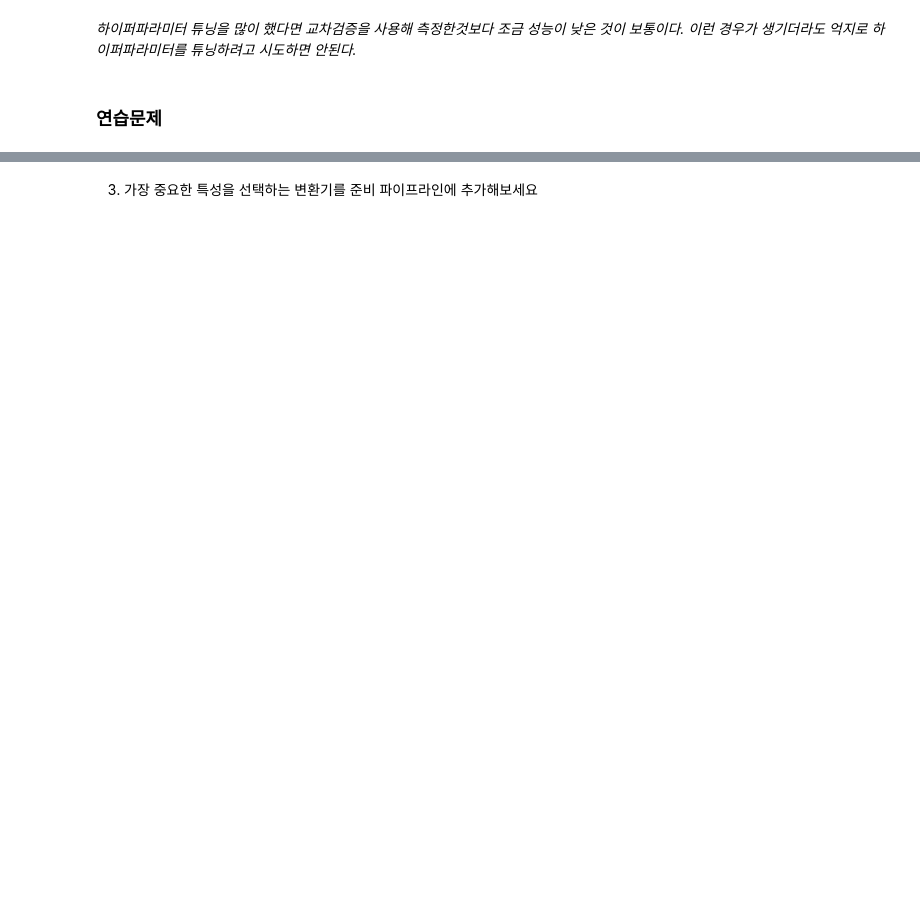
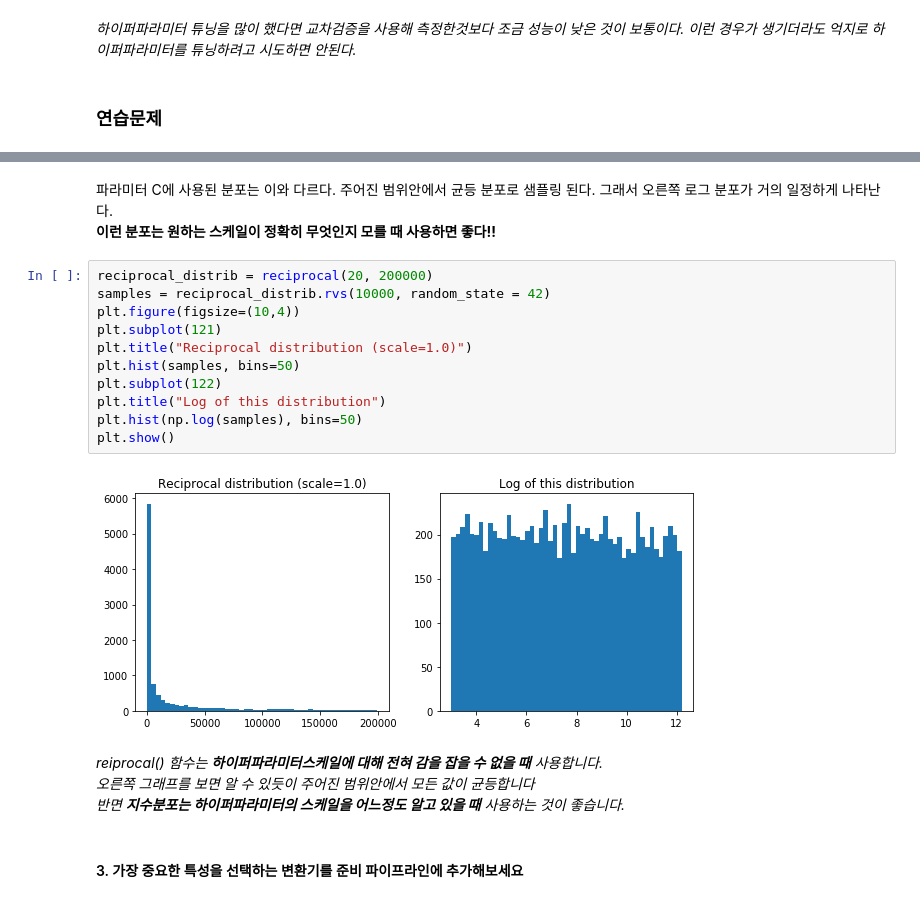
Before and after one commit to Jeong-jaehoon/Road-to-master, a Jupyter notebook: Hands on Machine Learning/Chapter2.머신러닝 프로젝트 처음부터 끝까지.ipynb, the cells around one changed output, grey strips where cells are left out. Saved outputs shown, nothing was run; the diff lists cells and outputs as text; blank space fills up the shorter version.

```diff
--- a/Hands on Machine Learning/Chapter2.머신러닝 프로젝트 처음부터 끝까지.ipynb
+++ b/Hands on Machine Learning/Chapter2.머신러닝 프로젝트 처음부터 끝까지.ipynb
@@ -843,2 +1017,22 @@ Test rmse : 49686.9
+# %% [markdown]
+파라미터 C에 사용된 분포는 이와 다르다. 주어진 범위안에서 균등 분포로 샘플링 된다. 그래서 오른쪽 로그 분포가 거의 일정하게 나타난다.
+**이런 분포는 원하는 스케일이 정확히 무엇인지 모를 때 사용하면 좋다!!**
+# %%
+reciprocal_distrib = reciprocal(20, 200000)
+samples = reciprocal_distrib.rvs(10000, random_state = 42)
+plt.figure(figsize=(10,4))
+plt.subplot(121)
+plt.title("Reciprocal distribution (scale=1.0)")
+plt.hist(samples, bins=50)
+plt.subplot(122)
+plt.title("Log of this distribution")
+plt.hist(np.log(samples), bins=50)
+plt.show()
+# %% [output]
+[figure, added]
+# %% [markdown]
+*reiprocal() 함수는 **하이퍼파라미터스케일에 대해 전혀 감을 잡을 수 없을 때** 사용합니다.*
+*오른쪽 그래프를 보면 알 수 있듯이 주어진 범위안에서 모든 값이 균등합니다*
+*반면 **지수분포는 하이퍼파라미터의 스케일을 어느정도 알고 있을 때** 사용하는 것이 좋습니다.*
 # %% [markdown]
-3. 가장 중요한 특성을 선택하는 변환기를 준비 파이프라인에 추가해보세요
+#### 3. 가장 중요한 특성을 선택하는 변환기를 준비 파이프라인에 추가해보세요
```
Also changed, not shown: parts of 52 cells of this notebook.
